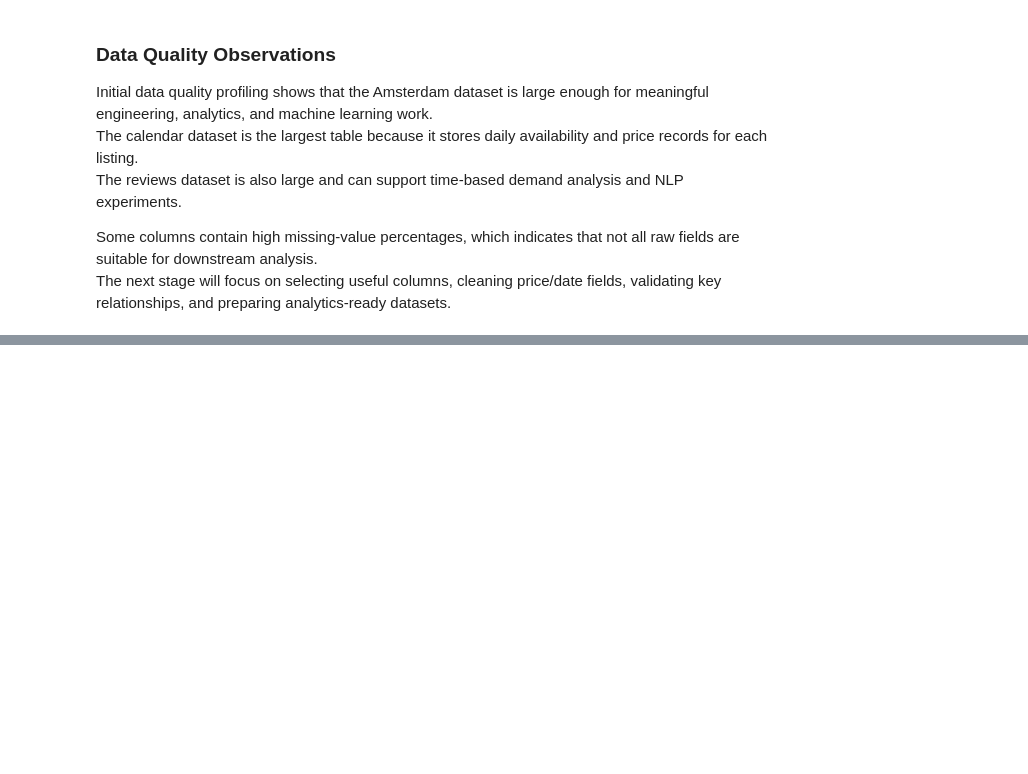
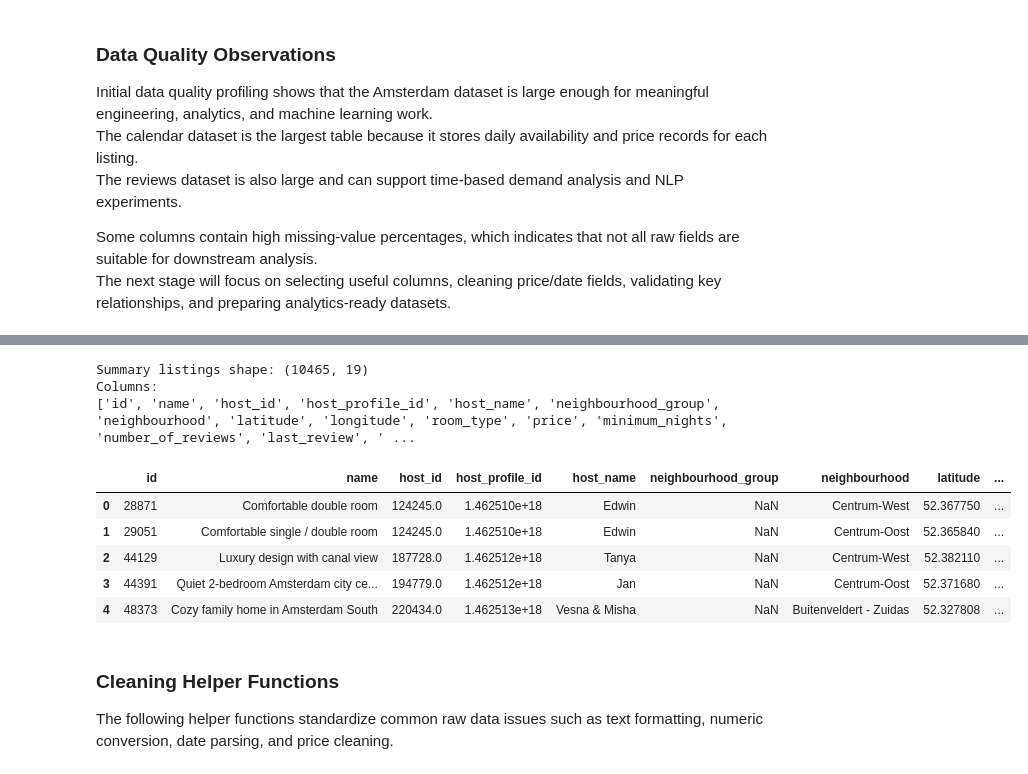
Before and after one commit to Tnadeeja/Inside-Airbnb-Market-Intelligence-Platform-Data-Engineering-Analytics-AI, a Jupyter notebook: notebooks/01_dataset_familiarization.ipynb, the cells around one changed output, grey strips where cells are left out. Saved outputs shown, nothing was run; the diff lists cells and outputs as text; code cells hidden in the pictures; blank space fills up the shorter version.

Commit message:
Enrich base listings with detailed metadata

```diff
--- a/notebooks/01_dataset_familiarization.ipynb
+++ b/notebooks/01_dataset_familiarization.ipynb
@@ -565,0 +751,23 @@ The next stage will focus on selecting useful columns, cleaning price/date field
+# %%
+summary_listings = datasets["summary_listings"].copy()
+
+print("Summary listings shape:", summary_listings.shape)
+print("Columns:")
+print(summary_listings.columns.tolist())
+# %% [output]
+Summary listings shape: (10465, 19)
+Columns:
+['id', 'name', 'host_id', 'host_profile_id', 'host_name', 'neighbourhood_group', 'neighbourhood', 'latitude', 'longitude', 'room_type', 'price', 'minimum_nights', 'number_of_reviews', 'last_review', ' ...
+# %%
+summary_listings.head()
+# %% [output]
+|  | id | name | host_id | host_profile_id | host_name | neighbourhood_group | neighbourhood | latitude | ... |
+| 0 | 28871 | Comfortable double room | 124245.0 | 1.462510e+18 | Edwin | NaN | Centrum-West | 52.367750 | ... |
+| 1 | 29051 | Comfortable single / double room | 124245.0 | 1.462510e+18 | Edwin | NaN | Centrum-Oost | 52.365840 | ... |
+| 2 | 44129 | Luxury design with canal view | 187728.0 | 1.462512e+18 | Tanya | NaN | Centrum-West | 52.382110 | ... |
+| 3 | 44391 | Quiet 2-bedroom Amsterdam city ce... | 194779.0 | 1.462512e+18 | Jan | NaN | Centrum-Oost | 52.371680 | ... |
+| 4 | 48373 | Cozy family home in Amsterdam South | 220434.0 | 1.462513e+18 | Vesna & Misha | NaN | Buitenveldert - Zuidas | 52.327808 | ... |
+# %% [markdown]
+### Cleaning Helper Functions
+
+The following helper functions standardize common raw data issues such as text formatting, numeric conversion, date parsing, and price cleaning.
```
Also changed, not shown: parts of 28 cells of this notebook, 1 other file.
